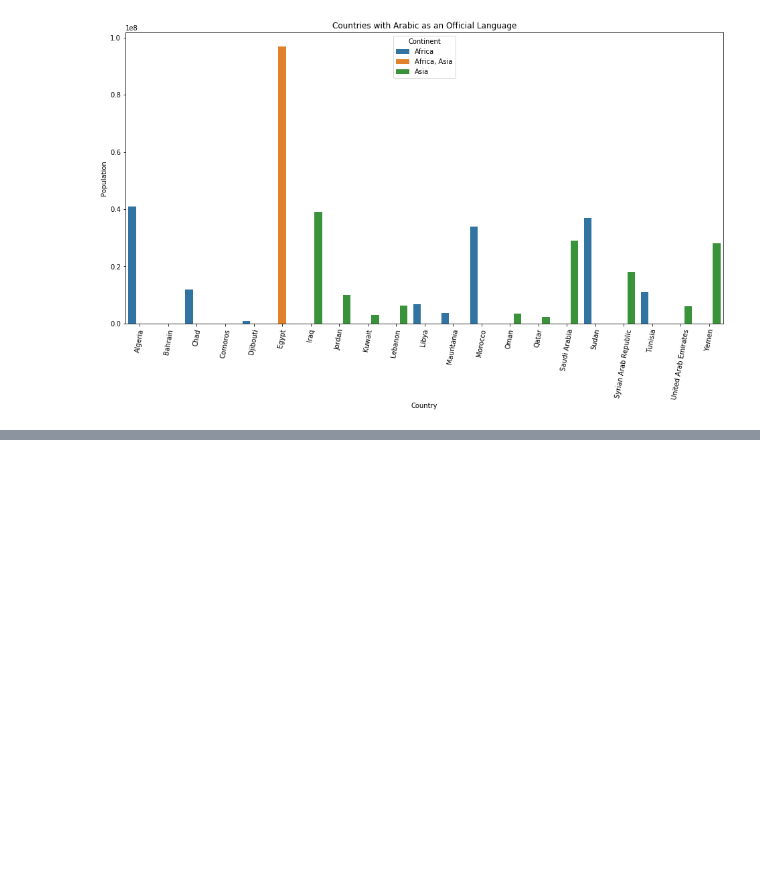
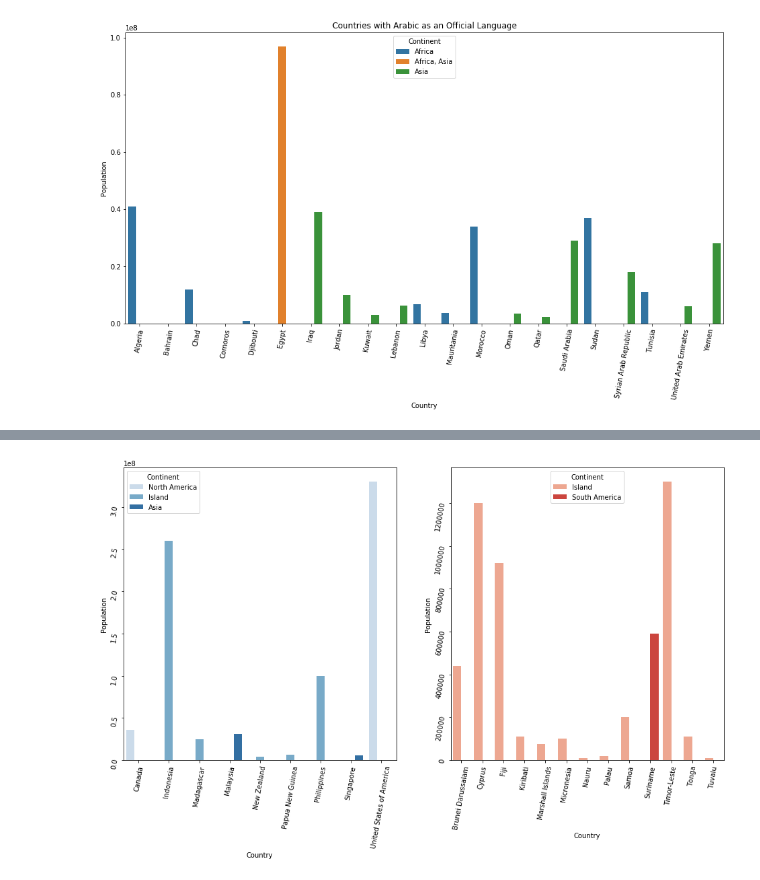
Before and after one commit to gadamico/International-Demographic, a Jupyter notebook: int_demog.ipynb, the cells around one changed output, grey strips where cells are left out. Drawn from its saved outputs; the diff is of its cells as text; code cells hidden in the pictures; blank space fills up the shorter version.

Commit message:
replace austronesian png

```diff
--- a/int_demog.ipynb
+++ b/int_demog.ipynb
@@ -225,0 +220,21 @@ arabic[arabic['Country'] == 'Comoros']
+# %%
+austronesia = data[~data['Austronesian Languages'].isna()].copy()
+# %%
+austronesia['Continent'] = austronesia['Continent'].fillna('Island')
+# %%
+cutoff = 2e6
+austronesia_high = austronesia[austronesia['Population'] > cutoff]
+austronesia_low = austronesia[austronesia['Population'] <= cutoff]
+# %%
+fig, ax = plt.subplots(1, 2, figsize=(16, 8))
+
+sns.barplot(data=austronesia_high, y='Population', x='Country',
+            hue='Continent', ax=ax[0], palette='Blues')
+ax[0].tick_params(rotation=80)
+
+sns.barplot(data=austronesia_low, y='Population', x='Country',
+           hue='Continent', ax=ax[1], palette='Reds')
+ax[1].tick_params(rotation=80)
+#plt.savefig('countries_with_austronesian_languages.png');
+# %% [output]
+[figure, added]
```
Also changed, not shown: parts of 1 cell of this notebook, 3 other files.
